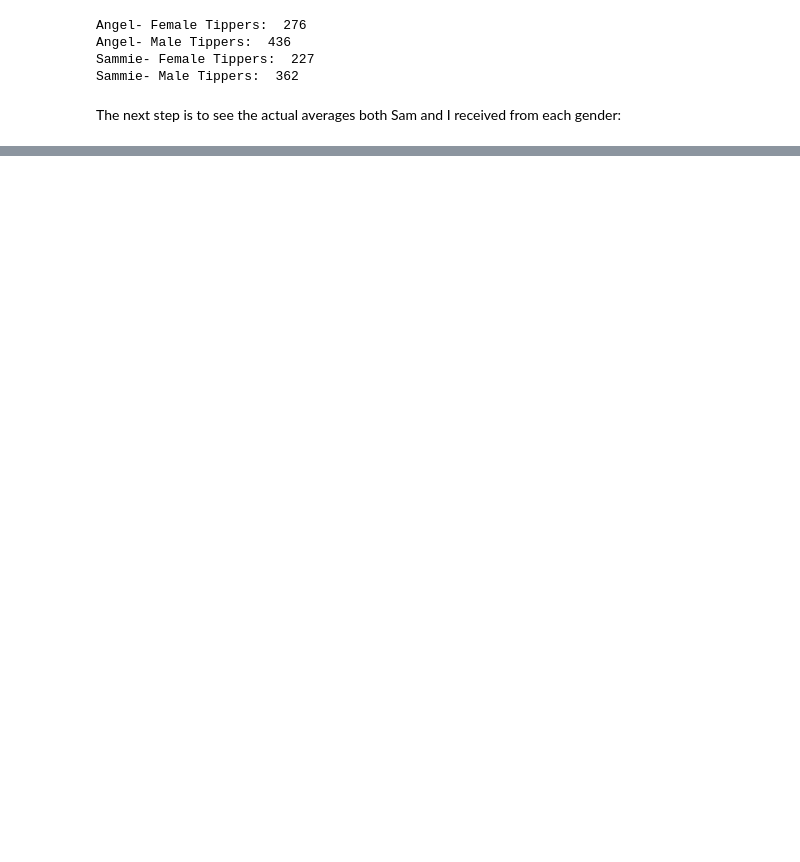
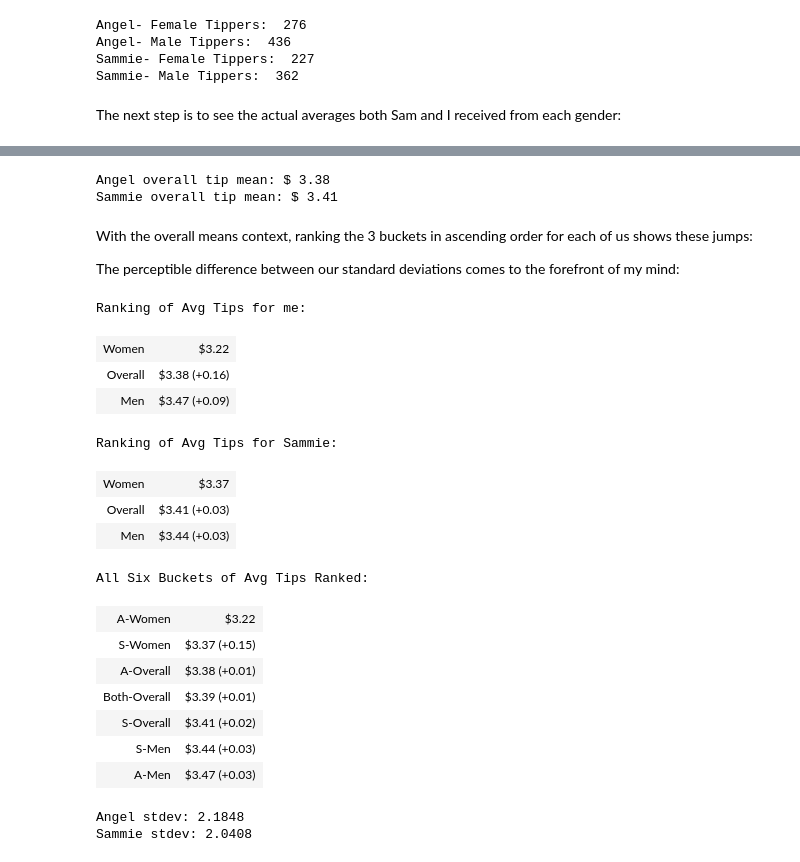
Before and after one commit to angelddaz/pizza_delivery, a Jupyter notebook: Jupyter Notebooks/002pizza_gender_tipping.ipynb, the cells around one changed output, grey strips where cells are left out. Saved outputs shown, nothing was run; the diff lists cells and outputs as text; code cells hidden in the pictures; blank space fills up the shorter version.

```diff
--- a/Jupyter Notebooks/002pizza_gender_tipping.ipynb
+++ b/Jupyter Notebooks/002pizza_gender_tipping.ipynb
@@ -162,0 +206,71 @@ AttributeError: 'numpy.int32' object has no attribute 'count'
+# %%
+print "Angel overall tip mean: $ %.2f" %mu_a
+print "Sammie overall tip mean: $ %.2f" %mu_s
+# %% [output]
+Angel overall tip mean: $ 3.38
+Sammie overall tip mean: $ 3.41
+# %% [markdown]
+With the overall means context, ranking the 3 buckets in ascending order for each of us shows these jumps:
+
+
+
+The perceptible difference between our standard deviations comes to the forefront of my mind:
+# %%
+from IPython.display import HTML, display #working with some HTML to learn a little bit of that too! fun
+print "Ranking of Avg Tips for me:"
+
+data = [["Women", "$%.2f" %aFavg], ["Overall", "$%.2f (+0.16)" %mu_a], ["Men", "$%.2f (+0.09)" %aMavg]]
+display(HTML(
+    '<table><tr>{}</tr></table>'.format(
+        '</tr><tr>'.join(
+            '<td>{}</td>'.format('</td><td>'.join(str(_) for _ in row)) for row in data)
+        )
+))
+
+print "Ranking of Avg Tips for Sammie:"
+data = [["Women", "$%.2f" %sFavg], ["Overall", "$%.2f (+0.03)" %mu_s], ["Men", "$%.2f (+0.03)" %sMavg]]
+display(HTML(
+    '<table><tr>{}</tr></table>'.format(
+        '</tr><tr>'.join(
+            '<td>{}</td>'.format('</td><td>'.join(str(_) for _ in row)) for row in data)
+        )
+))
+
+#Finally, to get the overall mean for the both of us:
+data = pd.read_csv(path)
+bothDels = data.loc[data['Tip']>=-10.00][['Tip']]
+mu_b = bothDels.mean()
+
+print "All Six Buckets of Avg Tips Ranked:"
+data = [["A-Women", "$%.2f" %aFavg], ["S-Women", "$%.2f (+0.15)" %sFavg], ["A-Overall", "$%.2f (+0.01)" %mu_a]
+        , ["Both-Overall", "$%.2f (+0.01)" %mu_b],
+        ["S-Overall", "$%.2f (+0.02)" %mu_s], ["S-Men", "$%.2f (+0.03)" %sMavg], ["A-Men", "$%.2f (+0.03)" %aMavg]]
+display(HTML(
+    '<table><tr>{}</tr></table>'.format(
+        '</tr><tr>'.join(
+            '<td>{}</td>'.format('</td><td>'.join(str(_) for _ in row)) for row in data)
+        )
+))
+# %% [output]
+Ranking of Avg Tips for me:
+| Women | $3.22 |
+| Overall | $3.38 (+0.16) |
+| Men | $3.47 (+0.09) |
+Ranking of Avg Tips for Sammie:
+| Women | $3.37 |
+| Overall | $3.41 (+0.03) |
+| Men | $3.44 (+0.03) |
+All Six Buckets of Avg Tips Ranked:
+| A-Women | $3.22 |
+| S-Women | $3.37 (+0.15) |
+| A-Overall | $3.38 (+0.01) |
+| Both-Overall | $3.39 (+0.01) |
+| S-Overall | $3.41 (+0.02) |
+| S-Men | $3.44 (+0.03) |
+| A-Men | $3.47 (+0.03) |
+# %%
+print "Angel stdev: %.4f" %sigma_a
+print "Sammie stdev: %.4f" %sigma_s
+# %% [output]
+Angel stdev: 2.1848
+Sammie stdev: 2.0408
```
Also changed, not shown: parts of 8 cells of this notebook.
